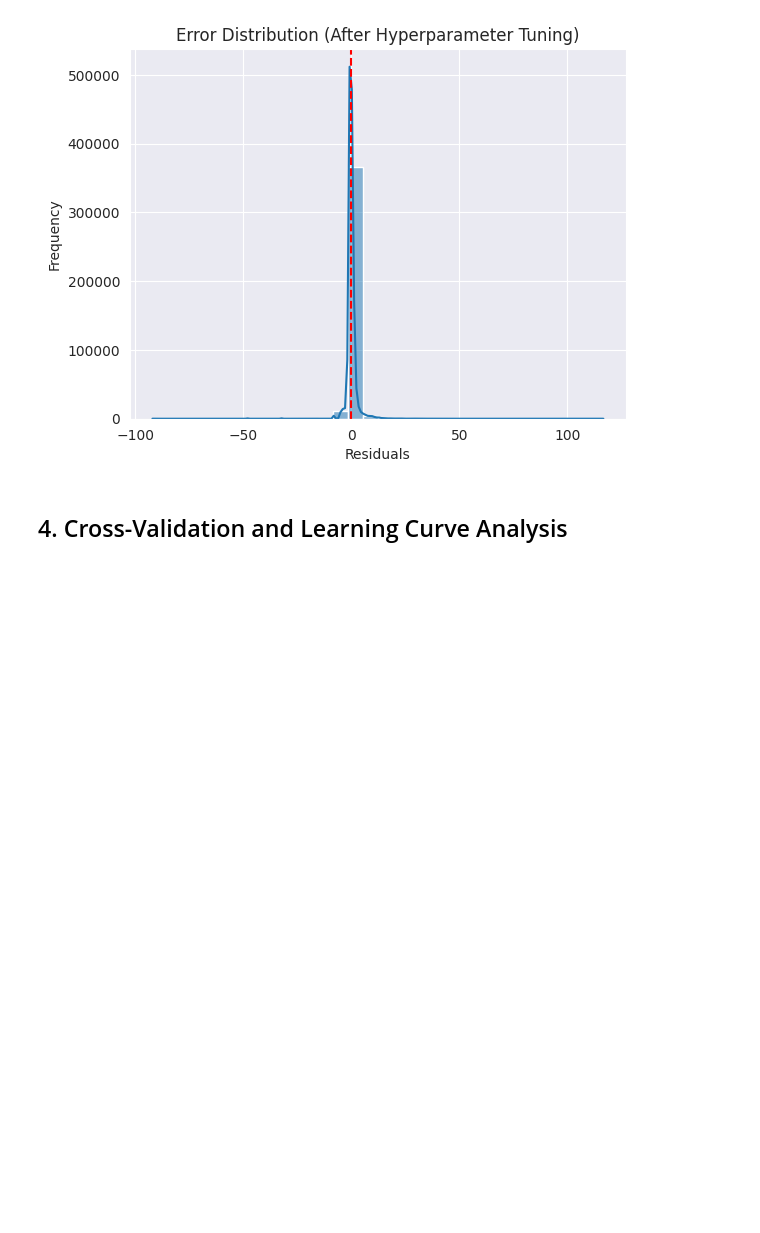
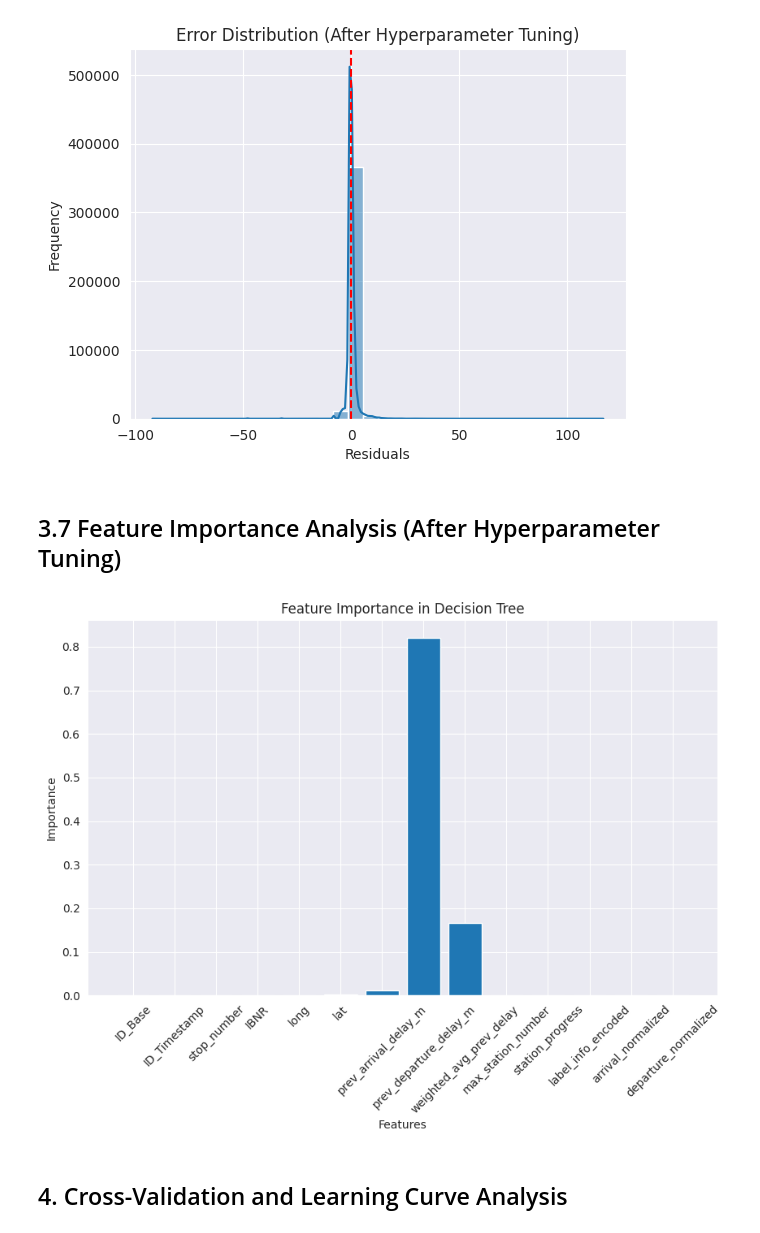
Before and after one commit to Tu2-prog/DM-Project, a Jupyter notebook: jupiter_notebooks/decision_tree_regression.ipynb, the cells around one changed output. Drawn from its saved outputs; the diff is of its cells as text; code cells hidden in the pictures; blank space fills up the shorter version.

Commit message:
- Added  Feature Importance Analysis (After Hyperparameter Tuning) in decision_tree_regression.ipynb

```diff
--- a/jupiter_notebooks/decision_tree_regression.ipynb
+++ b/jupiter_notebooks/decision_tree_regression.ipynb
@@ -291,6 +291,20 @@ plt.show()
 # %% [output]
 [figure]
 [figure]
+# %% [markdown]
+## 3.7 Feature Importance Analysis (After Hyperparameter Tuning)
+# %%
+# Plot feature importance
+feature_importances = best_tree.feature_importances_
+plt.figure(figsize=(10, 6))
+plt.bar(X_train.columns, feature_importances)
+plt.xlabel("Features")
+plt.ylabel("Importance")
+plt.title("Feature Importance in Decision Tree")
+plt.xticks(rotation=45)
+plt.show()
+# %% [output]
+[figure, added]
 # %% [markdown]
 ## 4. Cross-Validation and Learning Curve Analysis
 # %%
```
